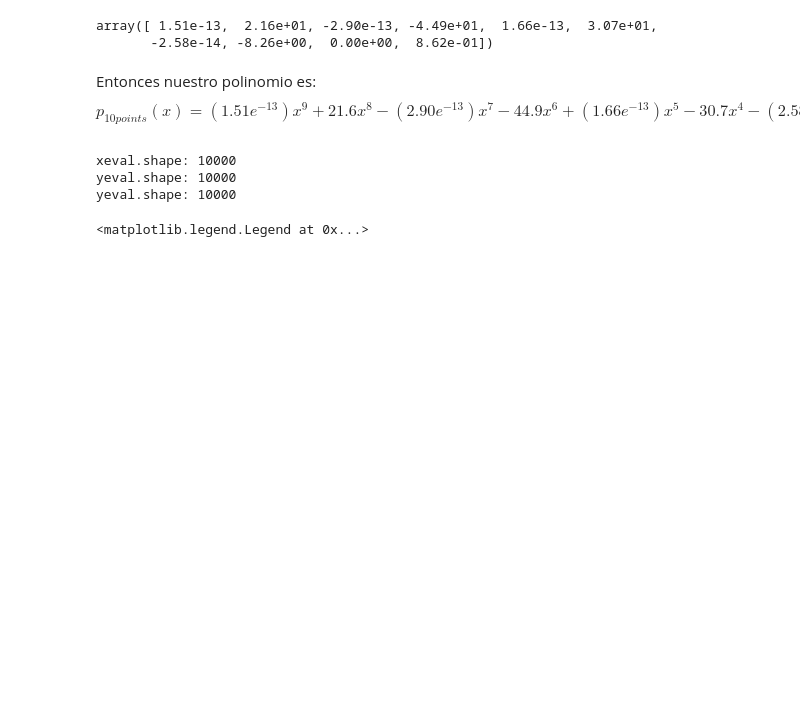
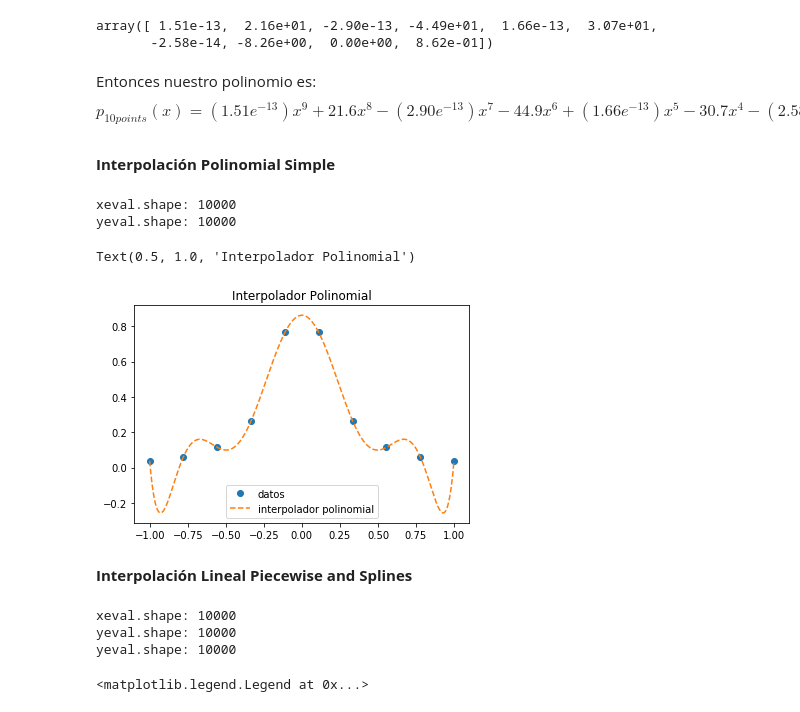
Before and after one commit to dapivei/practice-mcd, a Jupyter notebook: Practicas-Semanales/Semana 3/splines_cubicos.ipynb, the cells around one changed output. Drawn from its saved outputs; the diff is of its cells as text; code cells hidden in the pictures; blank space fills up the shorter version.

```diff
--- a/Practicas-Semanales/Semana 3/splines_cubicos.ipynb
+++ b/Practicas-Semanales/Semana 3/splines_cubicos.ipynb
@@ -39,6 +41,26 @@ array([ 1.51e-13,  2.16e+01, -2.90e-13, -4.49e+01,  1.66e-13,  3.07e+01,
 
 
 Entonces nuestro polinomio es: $$p_{10 points}(x) = (1.51e^{-13})x^9 + 21.6x^8 - (2.90e^{-13})x^7 - 44.9x^6 + (1.66e^{-13})x^5- 30.7x^4 - (2.58e^{-14})x^3 - 8.26x^2 + 0x^1 + 0.862$$
+# %% [markdown]
+**Interpolación Polinomial Simple**
+# %%
+neval = 10000
+xeval = np.linspace(min(x),max(x), neval)
+yeval = np.polyval(coeficientes,xeval)
+print('xeval.shape:', xeval.shape[0])
+print('yeval.shape:', yeval.shape[0])
+# %% [output]
+xeval.shape: 10000
+yeval.shape: 10000
+# %%
+plt.plot(x, y, 'o',xeval, yeval, '--')
+plt.legend(['datos','interpolador polinomial'], loc='best')
+plt.title('Interpolador Polinomial')
+# %% [output]
+Text(0.5, 1.0, 'Interpolador Polinomial')
+[figure, added]
+# %% [markdown]
+**Interpolación Lineal Piecewise and Splines**
 # %%
 pw_l = interp1d(x, y) #linear piecewise
 pw_spline = interp1d(x, y, kind = 'cubic') #spline piecewise
```
Also changed, not shown: parts of 5 cells of this notebook.
